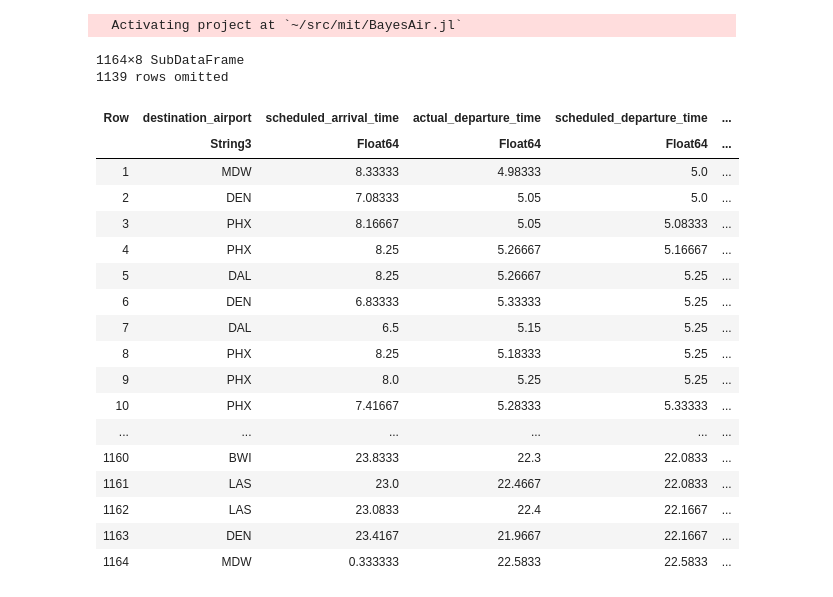
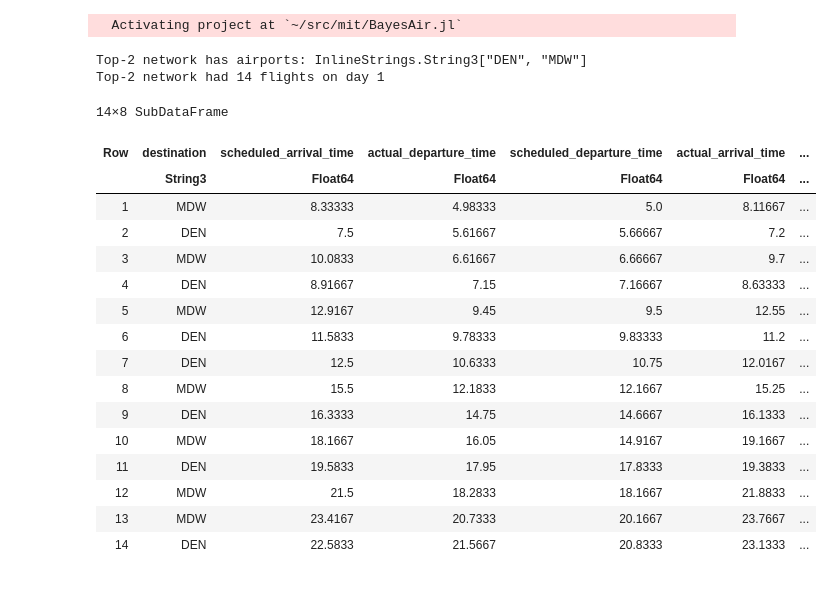
Before and after one commit to dawsonc/BayesAir.jl, a Jupyter notebook: notebooks/wn_network.ipynb, the cells around one changed output. Cells and saved outputs as stored; diff of their text form; code cells hidden in the pictures.

```diff
--- a/notebooks/wn_network.ipynb
+++ b/notebooks/wn_network.ipynb
@@ -13,31 +15,59 @@ using BayesAir
 # %%
+# Hyperparams
+top_N = 2
+
 # Load data and preprocess
 df = BayesAir.load_all_data()
 df = BayesAir.remap_columns(df)
-filtered_df = BayesAir.top_N_df(df, 6)
+filtered_df = BayesAir.top_N_df(df, top_N)
 nominal_df, disrupted_df = BayesAir.split_nominal_disrupted_data(filtered_df)
 nominal_dfs = BayesAir.split_by_date(nominal_df)
-disrupted_dfs = BayesAir.split_by_date(disrupted_df);
+disrupted_dfs = BayesAir.split_by_date(disrupted_df)
+
+println("Top-", top_N, " network has airports: ", unique(filtered_df[!, :destination]))
+println("Top-", top_N, " network had " , size(nominal_dfs[1], 1), " flights on day 1")
+# %% [output]
+Top-2 network has airports: InlineStrings.String3["DEN", "MDW"]
+Top-2 network had 14 flights on day 1
-# %%
-nominal_dfs[1]
-# %% [output]
-1164×8 SubDataFrame
-1139 rows omitted
-| Row | destination_airport | scheduled_arrival_time | actual_departure_time | scheduled_departure_time | ... |
-|  | String3 | Float64 | Float64 | Float64 | ... |
-| 1 | MDW | 8.33333 | 4.98333 | 5.0 | ... |
-| 2 | DEN | 7.08333 | 5.05 | 5.0 | ... |
-| 3 | PHX | 8.16667 | 5.05 | 5.08333 | ... |
-| 4 | PHX | 8.25 | 5.26667 | 5.16667 | ... |
-| 5 | DAL | 8.25 | 5.26667 | 5.25 | ... |
-| 6 | DEN | 6.83333 | 5.33333 | 5.25 | ... |
-| 7 | DAL | 6.5 | 5.15 | 5.25 | ... |
-| 8 | PHX | 8.25 | 5.18333 | 5.25 | ... |
-| 9 | PHX | 8.0 | 5.25 | 5.25 | ... |
-| 10 | PHX | 7.41667 | 5.28333 | 5.33333 | ... |
-| ... | ... | ... | ... | ... | ... |
-| 1160 | BWI | 23.8333 | 22.3 | 22.0833 | ... |
-| 1161 | LAS | 23.0 | 22.4667 | 22.0833 | ... |
-| 1162 | LAS | 23.0833 | 22.4 | 22.1667 | ... |
-| 1163 | DEN | 23.4167 | 21.9667 | 22.1667 | ... |
-| 1164 | MDW | 0.333333 | 22.5833 | 22.5833 | ... |
+# %%
+# Load the nominal days into a schedule object
+days = 1
+starting_aircraft = 100
+states = Vector{BayesAir.NetworkState}()
+for i in 1:days
+    flights, airports = BayesAir.parse_schedule(nominal_dfs[i] |> DataFrame)
+
+    for _ in 1:starting_aircraft
+        for airport_idx in 1:length(airports)
+            push!(airports[airport_idx].available_aircraft, 1.0)
+            push!(airports[airport_idx].available_crew, 1.0)
+        end
+    end
+
+    airport_dict = Dict{String, BayesAir.Airport}()
+    for airport in airports
+        airport_dict[airport.code] = airport
+    end
+
+    state = BayesAir.NetworkState(airport_dict, flights |> Vector{BayesAir.Flight})
+    push!(states, state)
+end
+nominal_dfs[1]
+# %% [output]
+14×8 SubDataFrame
+| Row | destination | scheduled_arrival_time | actual_departure_time | scheduled_departure_time | actual_arrival_time | ... |
+|  | String3 | Float64 | Float64 | Float64 | Float64 | ... |
+| 1 | MDW | 8.33333 | 4.98333 | 5.0 | 8.11667 | ... |
+| 2 | DEN | 7.5 | 5.61667 | 5.66667 | 7.2 | ... |
+| 3 | MDW | 10.0833 | 6.61667 | 6.66667 | 9.7 | ... |
+| 4 | DEN | 8.91667 | 7.15 | 7.16667 | 8.63333 | ... |
+| 5 | MDW | 12.9167 | 9.45 | 9.5 | 12.55 | ... |
+| 6 | DEN | 11.5833 | 9.78333 | 9.83333 | 11.2 | ... |
+| 7 | DEN | 12.5 | 10.6333 | 10.75 | 12.0167 | ... |
+| 8 | MDW | 15.5 | 12.1833 | 12.1667 | 15.25 | ... |
+| 9 | DEN | 16.3333 | 14.75 | 14.6667 | 16.1333 | ... |
+| 10 | MDW | 18.1667 | 16.05 | 14.9167 | 19.1667 | ... |
+| 11 | DEN | 19.5833 | 17.95 | 17.8333 | 19.3833 | ... |
+| 12 | MDW | 21.5 | 18.2833 | 18.1667 | 21.8833 | ... |
+| 13 | MDW | 23.4167 | 20.7333 | 20.1667 | 23.7667 | ... |
+| 14 | DEN | 22.5833 | 21.5667 | 20.8333 | 23.1333 | ... |
```
Also changed, not shown: parts of 8 cells of this notebook, 6 other files.
